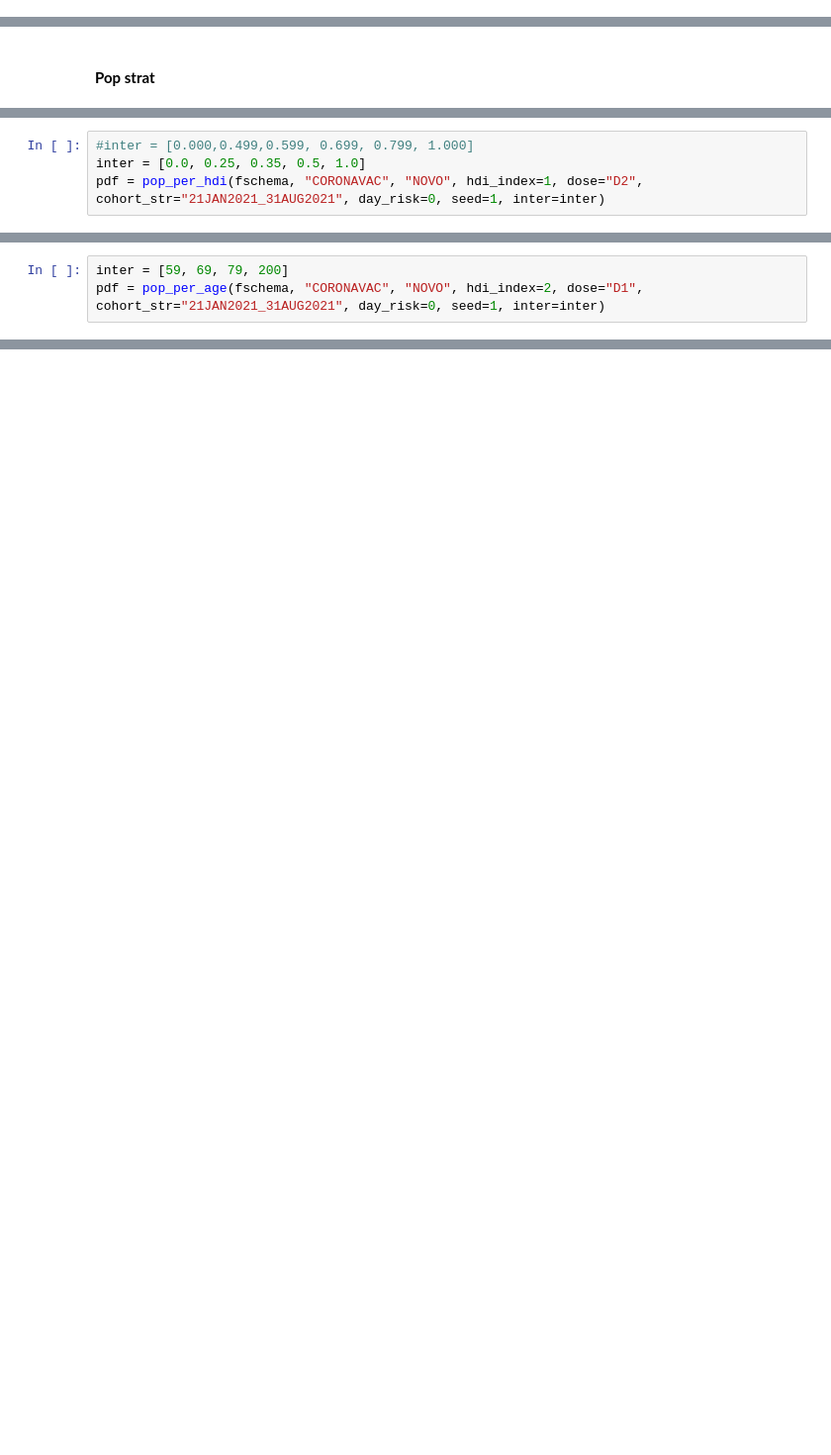
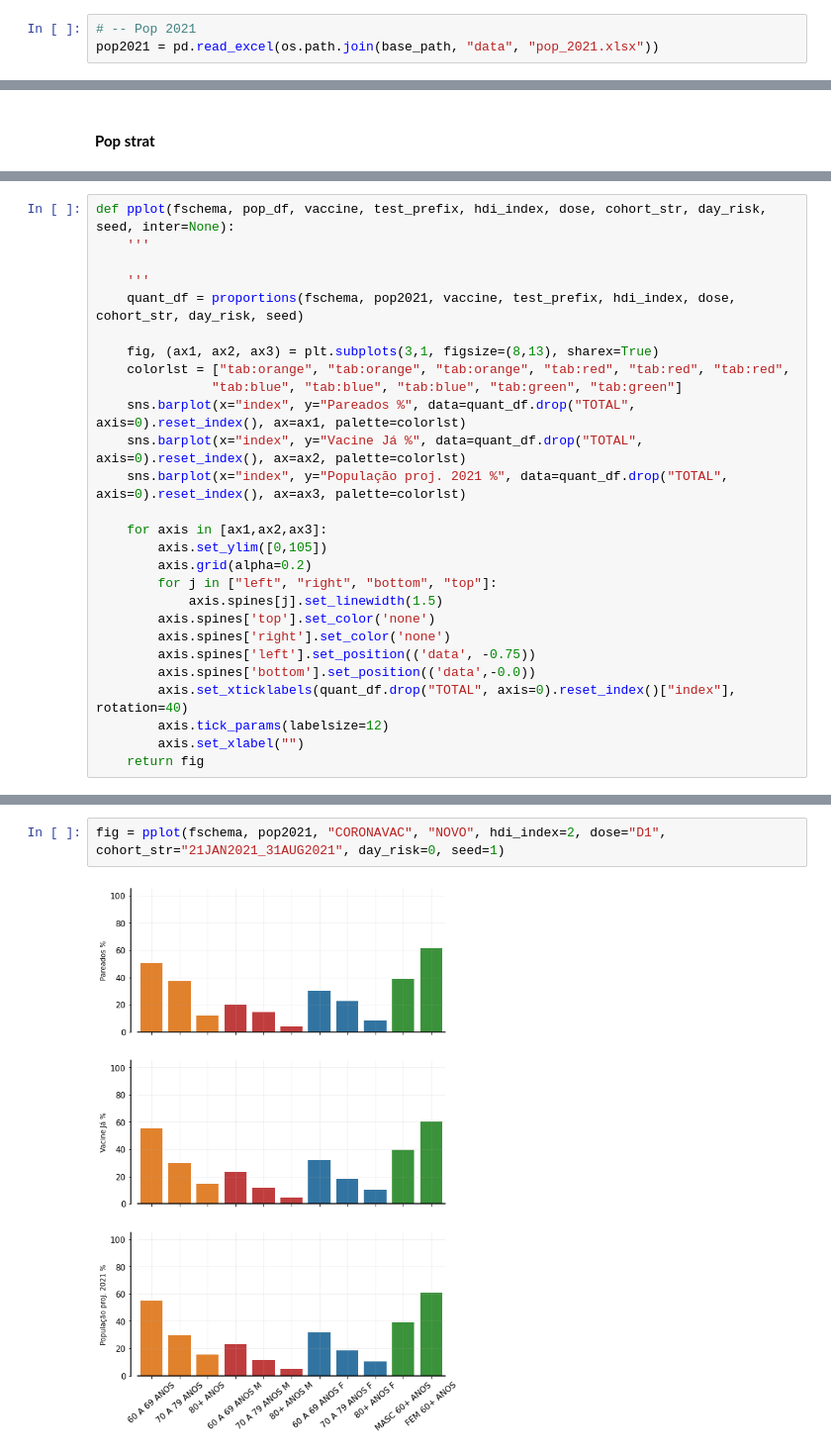
Before and after one commit to higorsmonteiro/vaccine-eff-fortaleza, a Jupyter notebook: notebooks/results_may2022.ipynb, the cells around one changed output, grey strips where cells are left out. Shown at 99% size. Saved outputs shown, nothing was run; the diff lists cells and outputs as text; blank space fills up the shorter version.

```diff
--- a/notebooks/results_may2022.ipynb
+++ b/notebooks/results_may2022.ipynb
@@ -53,5 +58,8 @@ pareamento_folder = os.path.join(project_folder, "output", "PAREAMENTO")
 
 fschema = pd.read_parquet(os.path.join(schema_folder, "SCHEMA_21JAN2021_31AUG2021.parquet"))
+# %%
+# -- Pop 2021
+pop2021 = pd.read_excel(os.path.join(base_path, "data", "pop_2021.xlsx"))
 # %% [markdown]
 ## **Utils**
 
@@ -500,4 +442,0 @@ pprint_ve("CORONAVAC", "NOVO", hdi_index=1, dose="D2", cohort_str="21JAN2021_31A
-# %%
-#inter = [0.000,0.499,0.599, 0.699, 0.799, 1.000]
-inter = [0.0, 0.25, 0.35, 0.5, 1.0]
-pdf = pop_per_hdi(fschema, "CORONAVAC", "NOVO", hdi_index=1, dose="D2", cohort_str="21JAN2021_31AUG2021", day_risk=0, seed=1, inter=inter)
@@ -506,3 +442,0 @@ pdf = pop_per_hdi(fschema, "CORONAVAC", "NOVO", hdi_index=1, dose="D2", cohort_s
-# %%
-inter = [59, 69, 79, 200]
-pdf = pop_per_age(fschema, "CORONAVAC", "NOVO", hdi_index=2, dose="D1", cohort_str="21JAN2021_31AUG2021", day_risk=0, seed=1, inter=inter)
@@ -514,0 +695,27 @@ pop_per_sex(fschema, "CORONAVAC", "NOVO", hdi_index=1, dose="D2", cohort_str="21
+# %%
+def pplot(fschema, pop_df, vaccine, test_prefix, hdi_index, dose, cohort_str, day_risk, seed, inter=None):
+    '''
+
+    '''
+    quant_df = proportions(fschema, pop2021, vaccine, test_prefix, hdi_index, dose, cohort_str, day_risk, seed)
+
+    fig, (ax1, ax2, ax3) = plt.subplots(3,1, figsize=(8,13), sharex=True)
+    colorlst = ["tab:orange", "tab:orange", "tab:orange", "tab:red", "tab:red", "tab:red",
+               "tab:blue", "tab:blue", "tab:blue", "tab:green", "tab:green"]
+    sns.barplot(x="index", y="Pareados %", data=quant_df.drop("TOTAL", axis=0).reset_index(), ax=ax1, palette=colorlst)
+    sns.barplot(x="index", y="Vacine Já %", data=quant_df.drop("TOTAL", axis=0).reset_index(), ax=ax2, palette=colorlst)
+    sns.barplot(x="index", y="População proj. 2021 %", data=quant_df.drop("TOTAL", axis=0).reset_index(), ax=ax3, palette=colorlst)
+
+    for axis in [ax1,ax2,ax3]:
+        axis.set_ylim([0,105])
+        axis.grid(alpha=0.2)
+        for j in ["left", "right", "bottom", "top"]:
+            axis.spines[j].set_linewidth(1.5)
+        axis.spines['top'].set_color('none')
+        axis.spines['right'].set_color('none')
+        axis.spines['left'].set_position(('data', -0.75))
+        axis.spines['bottom'].set_position(('data',-0.0))
+        axis.set_xticklabels(quant_df.drop("TOTAL", axis=0).reset_index()["index"], rotation=40)
+        axis.tick_params(labelsize=12)
+        axis.set_xlabel("")
+    return fig
@@ -514,0 +762,4 @@ pop_per_sex(fschema, "CORONAVAC", "NOVO", hdi_index=1, dose="D2", cohort_str="21
+# %%
+fig = pplot(fschema, pop2021, "CORONAVAC", "NOVO", hdi_index=2, dose="D1", cohort_str="21JAN2021_31AUG2021", day_risk=0, seed=1)
+# %% [output]
+[figure, added]
```
Also changed, not shown: parts of 83 cells of this notebook, 3 other files.
